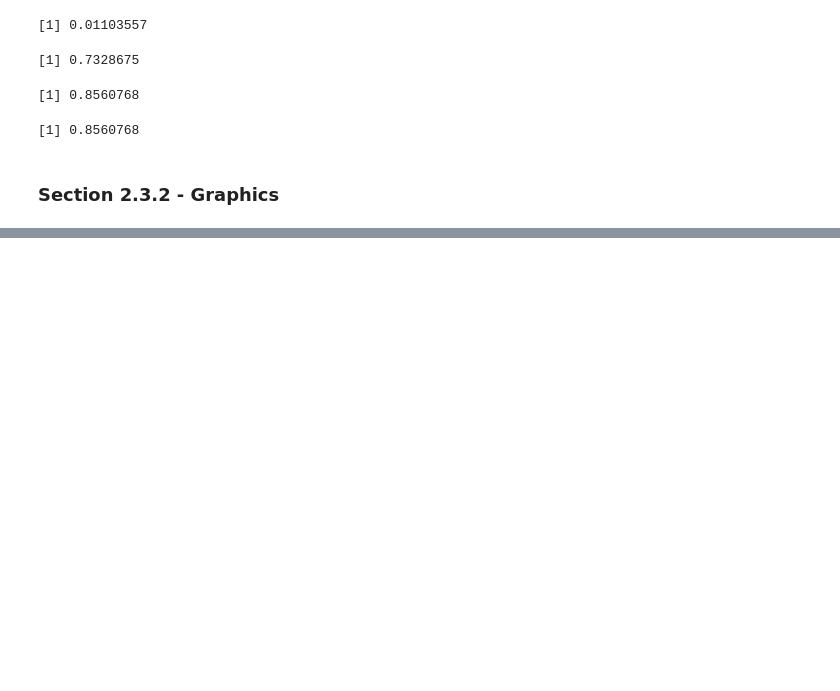
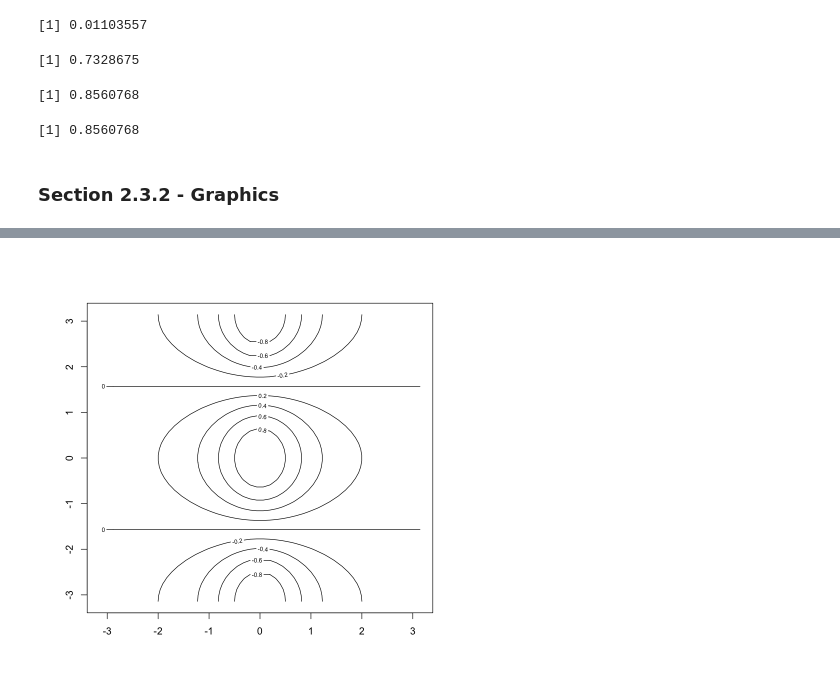
Before and after one commit to Corneliusluis/islr-code, a Jupyter notebook: r-version/ISLR-Ch-2.ipynb, the cells around one changed output, grey strips where cells are left out. Drawn from its saved outputs; the diff is of its cells as text; code cells hidden in the pictures; blank space fills up the shorter version.

```diff
--- a/r-version/ISLR-Ch-2.ipynb
+++ b/r-version/ISLR-Ch-2.ipynb
@@ -134,0 +153,14 @@ sd(y)
+# %%
+# seq function can make a sequence of number based on the input. There is also shortcut and complete way to write it which mentioned below.
+
+# normal
+x = seq(1, 10)
+x
+
+# shortcut
+x = 1:10
+x
+
+# complete
+x = seq(-pi, pi, length = 50)
+x
@@ -134,0 +179,7 @@ sd(y)
+# %%
+# then there is contour function to visualize 3-dimensional data
+y = x
+f = outer(x, y, function(x, y) cos(y) / (1 + x^2))
+contour(x, y, f)
+# %% [output]
+[figure, added]
```
Also changed, not shown: parts of 12 cells of this notebook, 1 other file.
